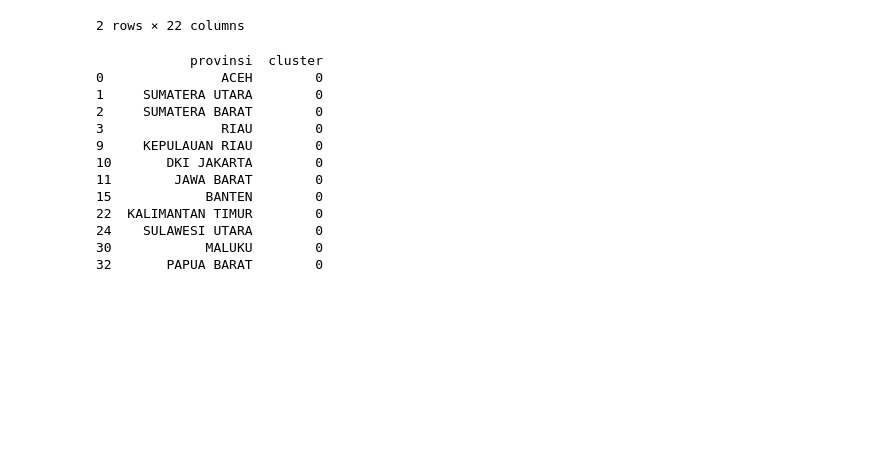
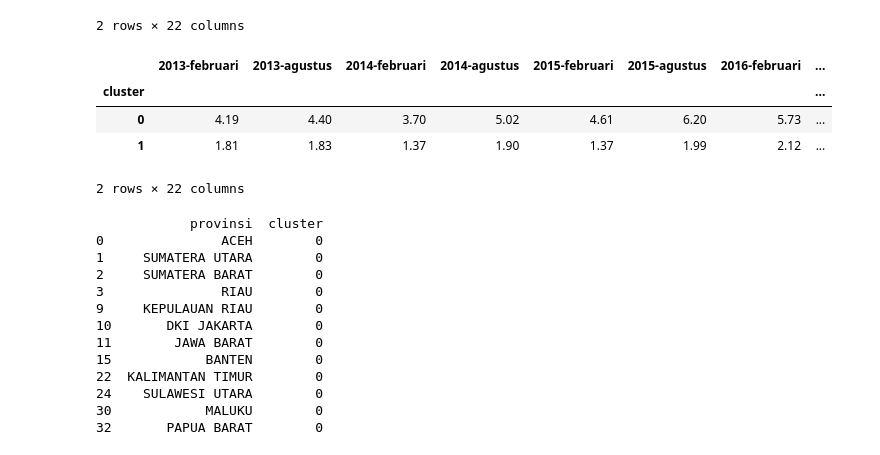
Before and after one commit to Padinn21/unemployment-rate-clustering, a Jupyter notebook: skripsi_TPT.ipynb, the cells around one changed output. Drawn from its saved outputs; the diff is of its cells as text; code cells hidden in the pictures; blank space fills up the shorter version.

```diff
--- a/skripsi_TPT.ipynb
+++ b/skripsi_TPT.ipynb
@@ -871,6 +843,15 @@ df.groupby('cluster')[clus_des].mean()
 | 0 | 7.260000 | 7.590000 | 7.007500 | 7.620000 | 7.367500 | 8.133333 | 7.256667 | ... |
 | 1 | 3.726364 | 4.117727 | 3.359545 | 4.191364 | 3.910455 | 4.805455 | 3.855455 | ... |
 2 rows × 22 columns
+# %%
+clus_des = clus_col.columns.tolist()
+df.groupby('cluster')[clus_des].min()
+# %% [output]
+|  | 2013-februari | 2013-agustus | 2014-februari | 2014-agustus | 2015-februari | 2015-agustus | 2016-februari | ... |
+| cluster |  |  |  |  |  |  |  | ... |
+| 0 | 4.19 | 4.40 | 3.70 | 5.02 | 4.61 | 6.20 | 5.73 | ... |
+| 1 | 1.81 | 1.83 | 1.37 | 1.90 | 1.37 | 1.99 | 2.12 | ... |
+2 rows × 22 columns
 # %%
 cluster_0 = df[df['cluster'] == 0]
 print(cluster_0[['provinsi', 'cluster']])
```
Also changed, not shown: parts of 7 cells of this notebook.
